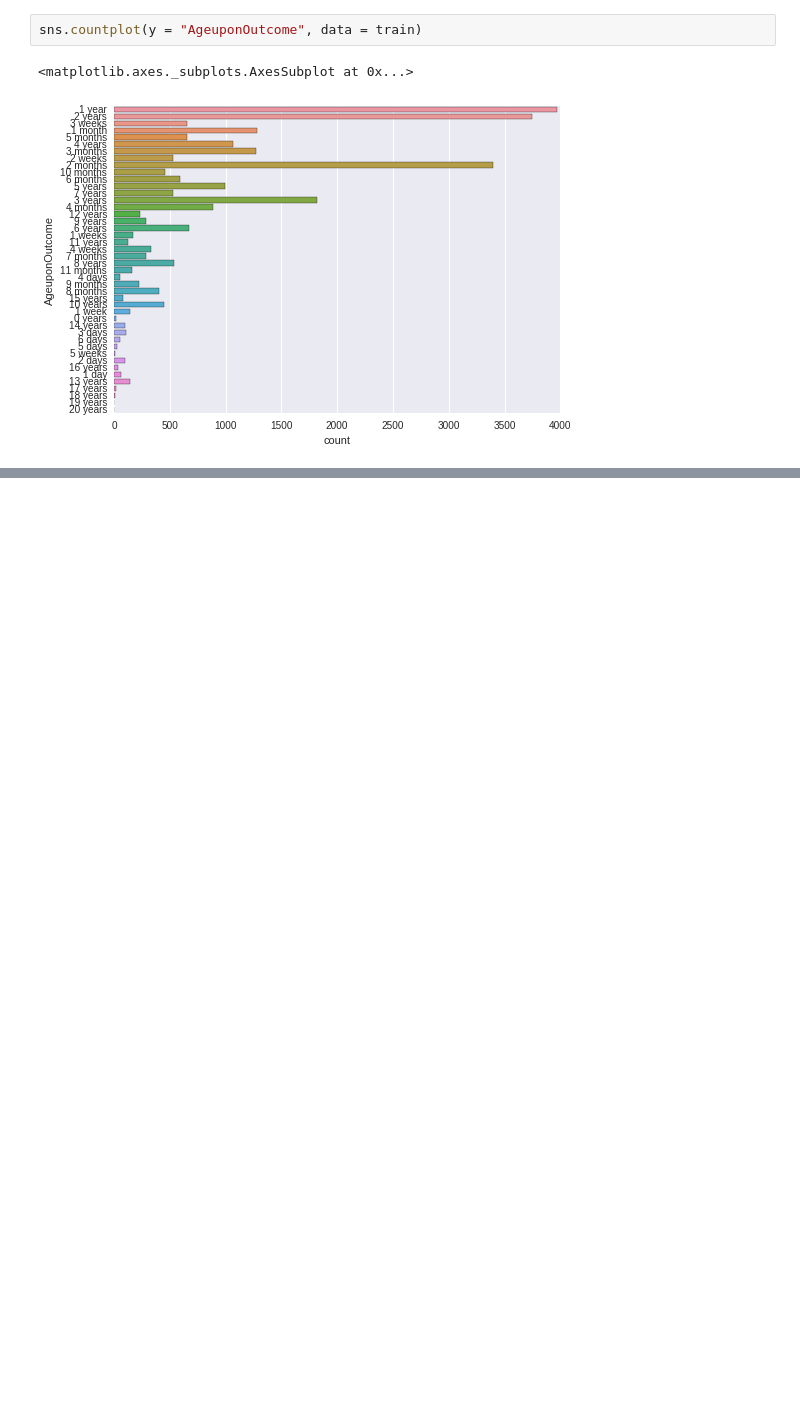
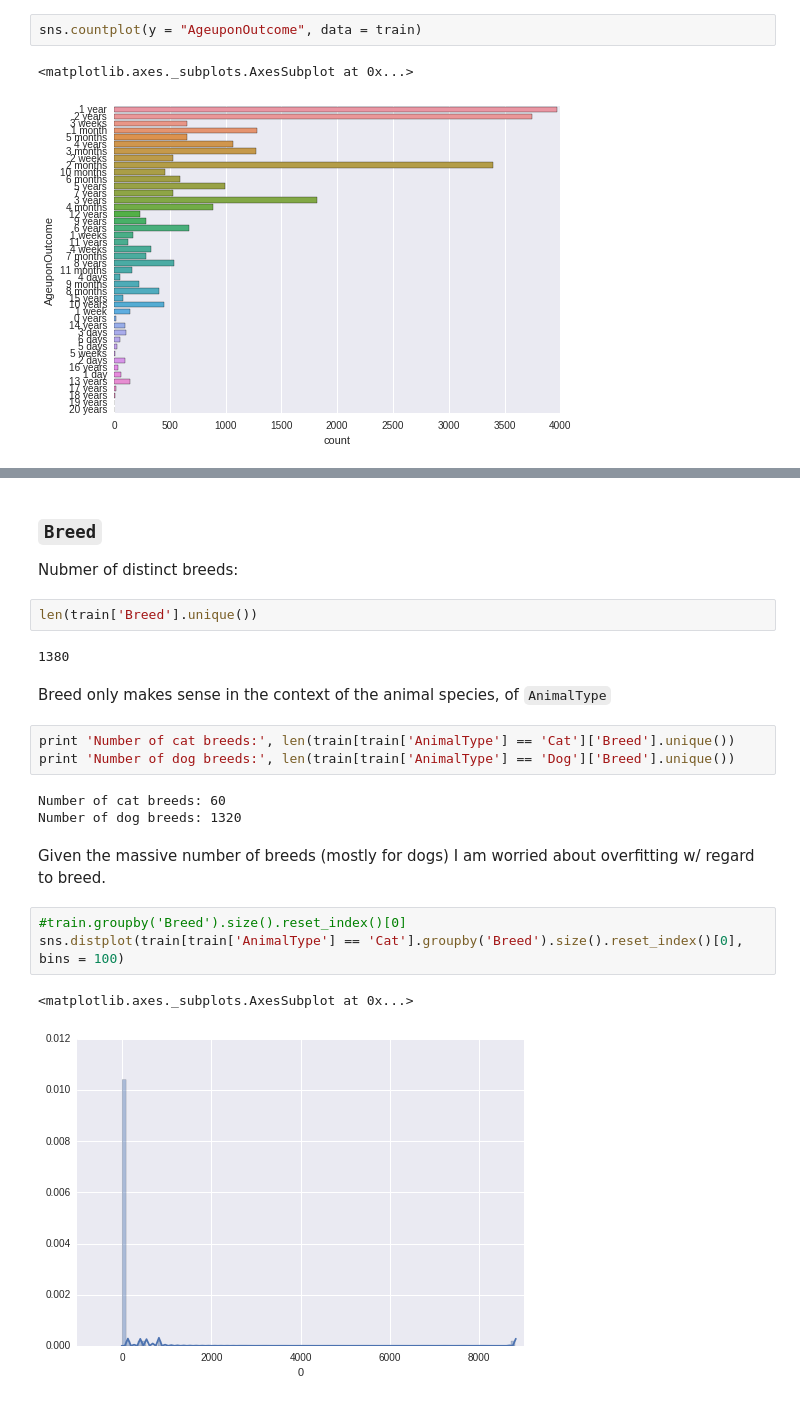
Before and after one commit to jakesherman/shelter-animals-kaggle, a Jupyter notebook: 1-exploring.ipynb, the cells around one changed output, grey strips where cells are left out. Cells and saved outputs as stored; diff of their text form; blank space fills up the shorter version.

```diff
--- a/1-exploring.ipynb
+++ b/1-exploring.ipynb
@@ -164,0 +172,24 @@ AttributeError: 'float' object has no attribute 'split'
+# %% [markdown]
+### `Breed`
+
+Nubmer of distinct breeds:
+# %%
+len(train['Breed'].unique())
+# %% [output]
+1380
+# %% [markdown]
+Breed only makes sense in the context of the animal species, of `AnimalType`
+# %%
+print 'Number of cat breeds:', len(train[train['AnimalType'] == 'Cat']['Breed'].unique())
+print 'Number of dog breeds:', len(train[train['AnimalType'] == 'Dog']['Breed'].unique())
+# %% [output]
+Number of cat breeds: 60
+Number of dog breeds: 1320
+# %% [markdown]
+Given the massive number of breeds (mostly for dogs) I am worried about overfitting w/ regard to breed.
+# %%
+#train.groupby('Breed').size().reset_index()[0]
+sns.distplot(train[train['AnimalType'] == 'Cat'].groupby('Breed').size().reset_index()[0], bins = 100)
+# %% [output]
+<matplotlib.axes._subplots.AxesSubplot at 0x...>
+[figure, added]
```
Also changed, not shown: parts of 31 cells of this notebook.
